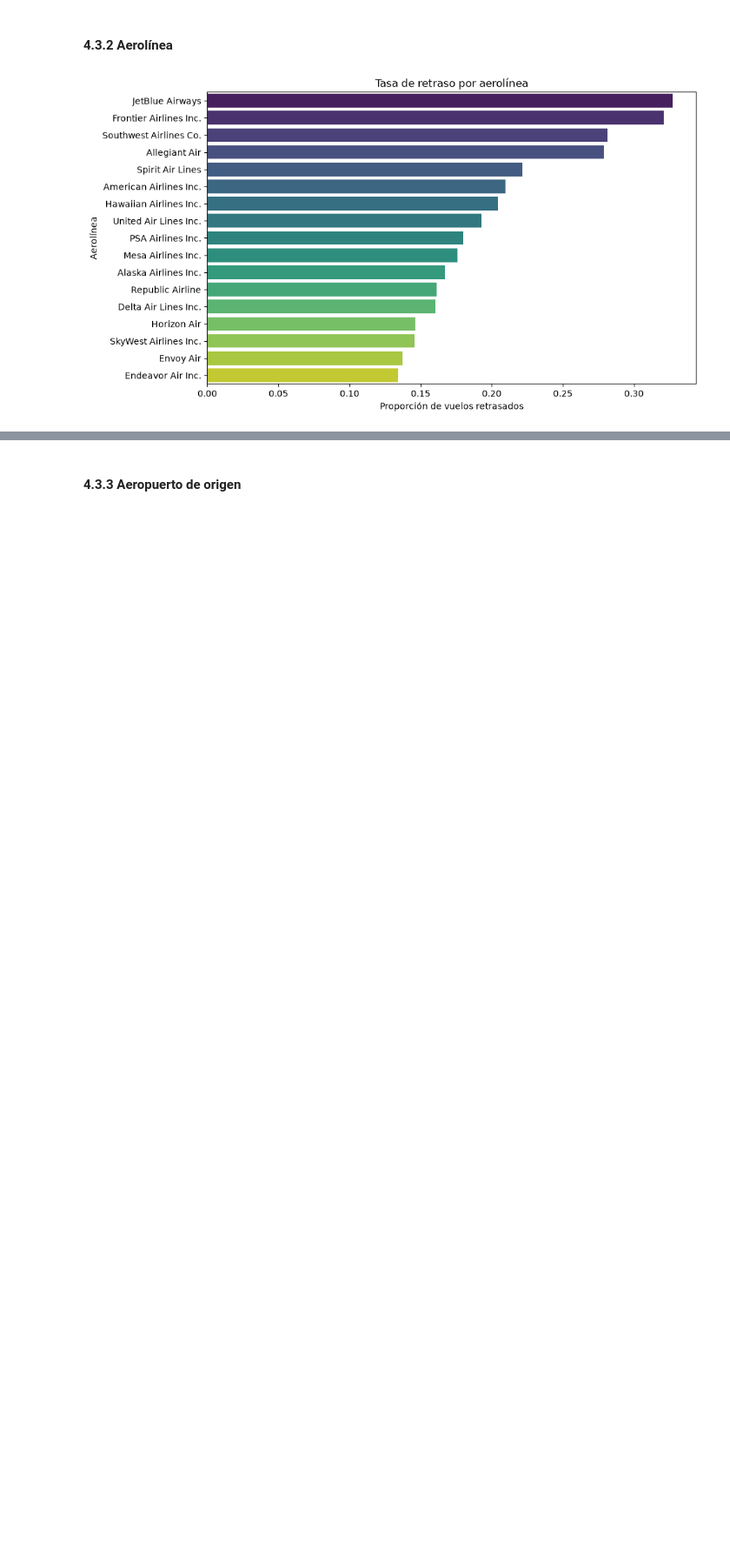
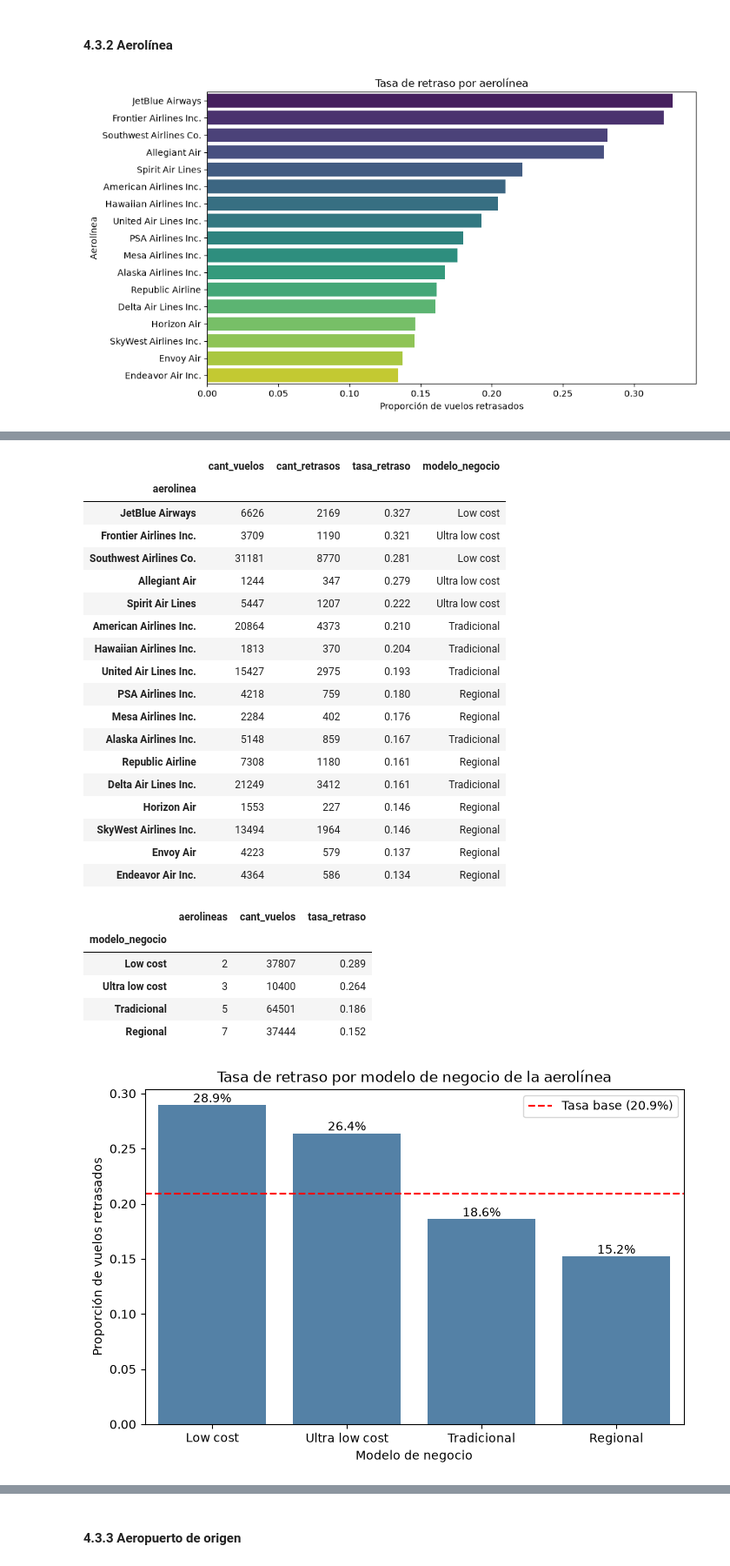
Before and after one commit to Guadacarro/TP_IA, a Jupyter notebook: tp.ipynb, the cells around one changed output, grey strips where cells are left out. Shown at 87% size. Saved outputs shown, nothing was run; the diff lists cells and outputs as text; code cells hidden in the pictures; blank space fills up the shorter version.

```diff
--- a/tp.ipynb
+++ b/tp.ipynb
@@ -899,3 +899,57 @@ plt.ylabel('Aerolínea')
 plt.show()
 # %% [output]
 [figure]
+# %%
+# Modelo de negocio de cada aerolínea (información externa al dataset, clasificación manual).
+# Fuentes:
+# - Low cost y ultra low cost: Aviation Strategy (2018), "Spirit, Frontier and Allegiant: ULCC sector nearing 10% market
+#   share in the US" (https://aviationstrategy.aero/newsletter/Oct-2018/3/), que clasifica a Spirit, Frontier y Allegiant
+#   como ultra low cost, y a Southwest y JetBlue como low cost.
+# - Regionales: aerolíneas que operan vuelos regionales para las tradicionales bajo sus marcas
+#   (Delta Connection, American Eagle, United Express, Alaska Horizon), según la información pública de cada aerolínea.
+modelo_negocio = {
+    'Southwest Airlines Co.': 'Low cost',
+    'JetBlue Airways': 'Low cost',
+    'Frontier Airlines Inc.': 'Ultra low cost',
+    'Spirit Air Lines': 'Ultra low cost',
+    'Allegiant Air': 'Ultra low cost',
+    'American Airlines Inc.': 'Tradicional',
+    'Delta Air Lines Inc.': 'Tradicional',
+    'United Air Lines Inc.': 'Tradicional',
+    'Alaska Airlines Inc.': 'Tradicional',
+    'Hawaiian Airlines Inc.': 'Tradicional',
+    'SkyWest Airlines Inc.': 'Regional',
+    'Envoy Air': 'Regional',
+    'Endeavor Air Inc.': 'Regional',
+    'PSA Airlines Inc.': 'Regional',
+    'Mesa Airlines Inc.': 'Regional',
+    'Republic Airline': 'Regional',
+    'Horizon Air': 'Regional',
+}
+
+# Se agrupa con una serie aparte para no agregar columnas a df_2022 que después lleguen a la ABT
+grupo_modelo = df_2022['aerolinea'].map(modelo_negocio).rename('modelo_negocio')
+print(f"Aerolíneas sin clasificar: {grupo_modelo.isna().sum()}")
+
+# Tasa de cada aerolínea con su modelo de negocio
+display(resumen_aerolinea.assign(modelo_negocio=resumen_aerolinea.index.map(modelo_negocio)).round(3))
+
+resumen_modelo = df_2022.groupby(grupo_modelo).agg(
+    aerolineas=('aerolinea', 'nunique'),
+    cant_vuelos=('retrasado', 'size'),
+    tasa_retraso=('retrasado', 'mean')
+).sort_values('tasa_retraso', ascending=False)
+display(resumen_modelo.round(3))
+
+tasa_base = df_2022['retrasado'].mean()
+
+plt.figure(figsize=(8, 5))
+ax = sns.barplot(x=resumen_modelo.index, y=resumen_modelo['tasa_retraso'], color='steelblue')
+ax.bar_label(ax.containers[0], fmt=lambda v: f'{v:.1%}')
+ax.axhline(tasa_base, color='red', linestyle='--', label=f'Tasa base ({tasa_base:.1%})')
+plt.title('Tasa de retraso por modelo de negocio de la aerolínea')
+plt.xlabel('Modelo de negocio')
+plt.ylabel('Proporción de vuelos retrasados')
+plt.legend()
+plt.show()
+# %% [output]
@@ -901,0 +957,26 @@ plt.show()
+|  | cant_vuelos | cant_retrasos | tasa_retraso | modelo_negocio |
+| aerolinea |  |  |  |  |
+| JetBlue Airways | 6626 | 2169 | 0.327 | Low cost |
+| Frontier Airlines Inc. | 3709 | 1190 | 0.321 | Ultra low cost |
+| Southwest Airlines Co. | 31181 | 8770 | 0.281 | Low cost |
+| Allegiant Air | 1244 | 347 | 0.279 | Ultra low cost |
+| Spirit Air Lines | 5447 | 1207 | 0.222 | Ultra low cost |
+| American Airlines Inc. | 20864 | 4373 | 0.210 | Tradicional |
+| Hawaiian Airlines Inc. | 1813 | 370 | 0.204 | Tradicional |
+| United Air Lines Inc. | 15427 | 2975 | 0.193 | Tradicional |
+| PSA Airlines Inc. | 4218 | 759 | 0.180 | Regional |
+| Mesa Airlines Inc. | 2284 | 402 | 0.176 | Regional |
+| Alaska Airlines Inc. | 5148 | 859 | 0.167 | Tradicional |
+| Republic Airline | 7308 | 1180 | 0.161 | Regional |
+| Delta Air Lines Inc. | 21249 | 3412 | 0.161 | Tradicional |
+| Horizon Air | 1553 | 227 | 0.146 | Regional |
+| SkyWest Airlines Inc. | 13494 | 1964 | 0.146 | Regional |
+| Envoy Air | 4223 | 579 | 0.137 | Regional |
+| Endeavor Air Inc. | 4364 | 586 | 0.134 | Regional |
+|  | aerolineas | cant_vuelos | tasa_retraso |
+| modelo_negocio |  |  |  |
+| Low cost | 2 | 37807 | 0.289 |
+| Ultra low cost | 3 | 10400 | 0.264 |
+| Tradicional | 5 | 64501 | 0.186 |
+| Regional | 7 | 37444 | 0.152 |
+[figure, added]
```
Also changed, not shown: parts of 9 cells of this notebook.
